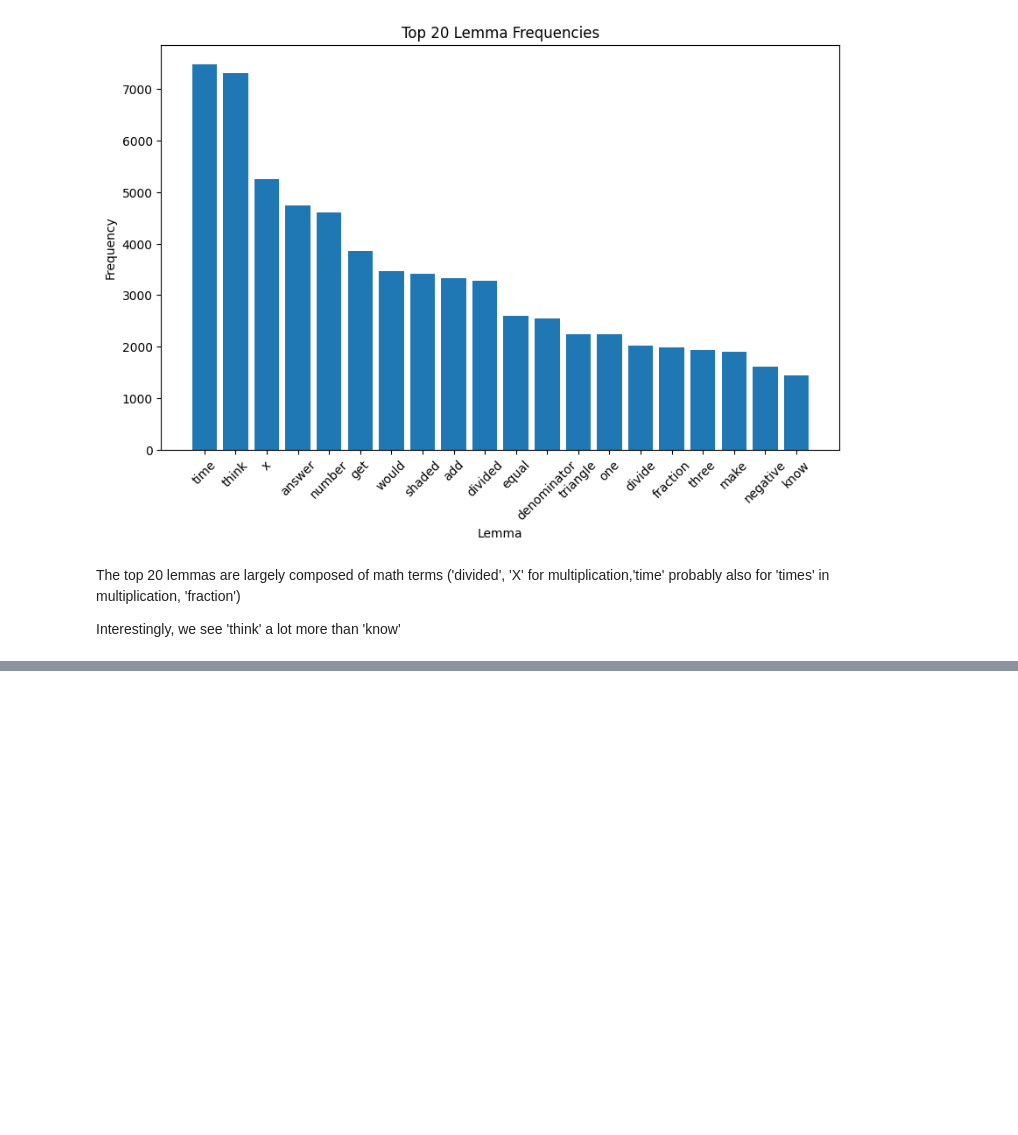
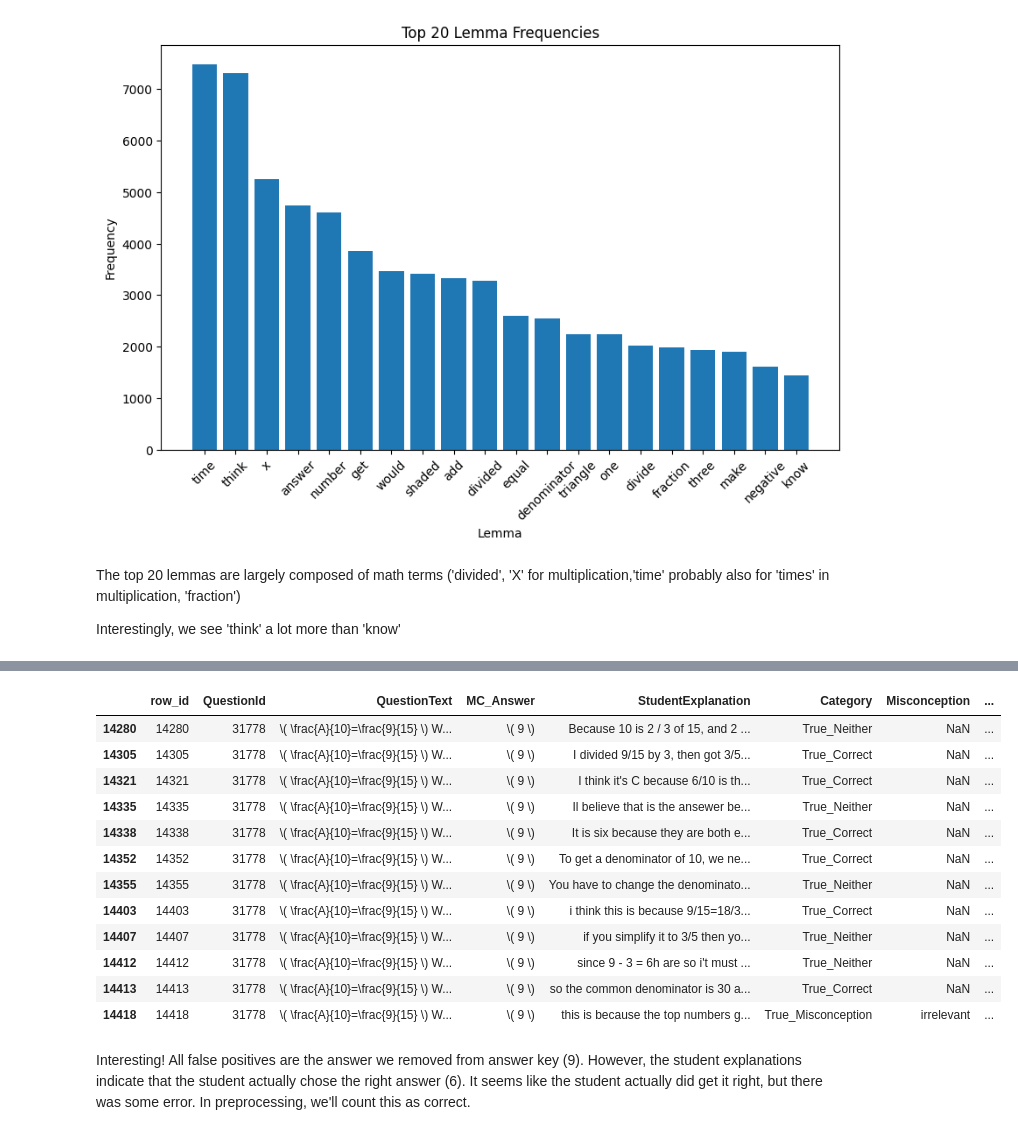
Before and after one commit to geojenk/MAP-ChartingStudentMathMisunderstandings, a Jupyter notebook: 01_data_wrangling_eda.ipynb, the cells around one changed output, grey strips where cells are left out. Saved outputs shown, nothing was run; the diff lists cells and outputs as text; code cells hidden in the pictures; blank space fills up the shorter version.

Commit message:
add answer key

```diff
--- a/01_data_wrangling_eda.ipynb
+++ b/01_data_wrangling_eda.ipynb
@@ -438,0 +441,8 @@ Interestingly, we see 'think' a lot more than 'know'
+# %%
+unique_rows = (
+    train.loc[train['Category'].str.startswith("True"),
+              ['QuestionId','QuestionText','MC_Answer']]
+    .drop_duplicates()
+)
+
+unique_rows.sort_values('QuestionId')
@@ -438,0 +469,6 @@ Interestingly, we see 'think' a lot more than 'know'
+# %%
+answer_key = unique_rows[['QuestionId','MC_Answer']]
+answer_key = answer_key.drop(
+    answer_key[(train['QuestionId'] == 31778) & (answer_key['MC_Answer'] == '\( 9 \)')].index
+)
+answer_key
@@ -438,0 +492,30 @@ Interestingly, we see 'think' a lot more than 'know'
+# %%
+# Merge answer key into train
+train = train.merge(answer_key.rename(columns={"MC_Answer": "Correct_Answer"}),
+                    on="QuestionId", how="left")
+
+# create is_correct column
+train["is_correct"] = (train["MC_Answer"] == train["Correct_Answer"]).astype(int)
+# %%
+# Check for mislabelling in Category
+false_positives = train.loc[
+    (train['Category'].str.startswith("True")) & (train['is_correct'] == 0)
+]
+
+false_positives
+# %% [output]
+|  | row_id | QuestionId | QuestionText | MC_Answer | StudentExplanation | Category | Misconception | ... |
+| 14280 | 14280 | 31778 | \( \frac{A}{10}=\frac{9}{15} \) W... | \( 9 \) | Because 10 is 2 / 3 of 15, and 2 ... | True_Neither | NaN | ... |
+| 14305 | 14305 | 31778 | \( \frac{A}{10}=\frac{9}{15} \) W... | \( 9 \) | I divided 9/15 by 3, then got 3/5... | True_Correct | NaN | ... |
+| 14321 | 14321 | 31778 | \( \frac{A}{10}=\frac{9}{15} \) W... | \( 9 \) | I think it's C because 6/10 is th... | True_Correct | NaN | ... |
+| 14335 | 14335 | 31778 | \( \frac{A}{10}=\frac{9}{15} \) W... | \( 9 \) | Il believe that is the ansewer be... | True_Neither | NaN | ... |
+| 14338 | 14338 | 31778 | \( \frac{A}{10}=\frac{9}{15} \) W... | \( 9 \) | It is six because they are both e... | True_Correct | NaN | ... |
+| 14352 | 14352 | 31778 | \( \frac{A}{10}=\frac{9}{15} \) W... | \( 9 \) | To get a denominator of 10, we ne... | True_Correct | NaN | ... |
+| 14355 | 14355 | 31778 | \( \frac{A}{10}=\frac{9}{15} \) W... | \( 9 \) | You have to change the denominato... | True_Neither | NaN | ... |
+| 14403 | 14403 | 31778 | \( \frac{A}{10}=\frac{9}{15} \) W... | \( 9 \) | i think this is because 9/15=18/3... | True_Correct | NaN | ... |
+| 14407 | 14407 | 31778 | \( \frac{A}{10}=\frac{9}{15} \) W... | \( 9 \) | if you simplify it to 3/5 then yo... | True_Neither | NaN | ... |
+| 14412 | 14412 | 31778 | \( \frac{A}{10}=\frac{9}{15} \) W... | \( 9 \) | since 9 - 3 = 6h are so i't must ... | True_Neither | NaN | ... |
+| 14413 | 14413 | 31778 | \( \frac{A}{10}=\frac{9}{15} \) W... | \( 9 \) | so the common denominator is 30 a... | True_Correct | NaN | ... |
+| 14418 | 14418 | 31778 | \( \frac{A}{10}=\frac{9}{15} \) W... | \( 9 \) | this is because the top numbers g... | True_Misconception | irrelevant | ... |
+# %% [markdown]
+Interesting! All false positives are the answer we removed from answer key (9). However, the student explanations indicate that the student actually chose the right answer (6). It seems like the student actually did get it right, but there was some error. In preprocessing, we'll count this as correct.
```
Also changed, not shown: parts of 5 cells of this notebook, 1 other file.
